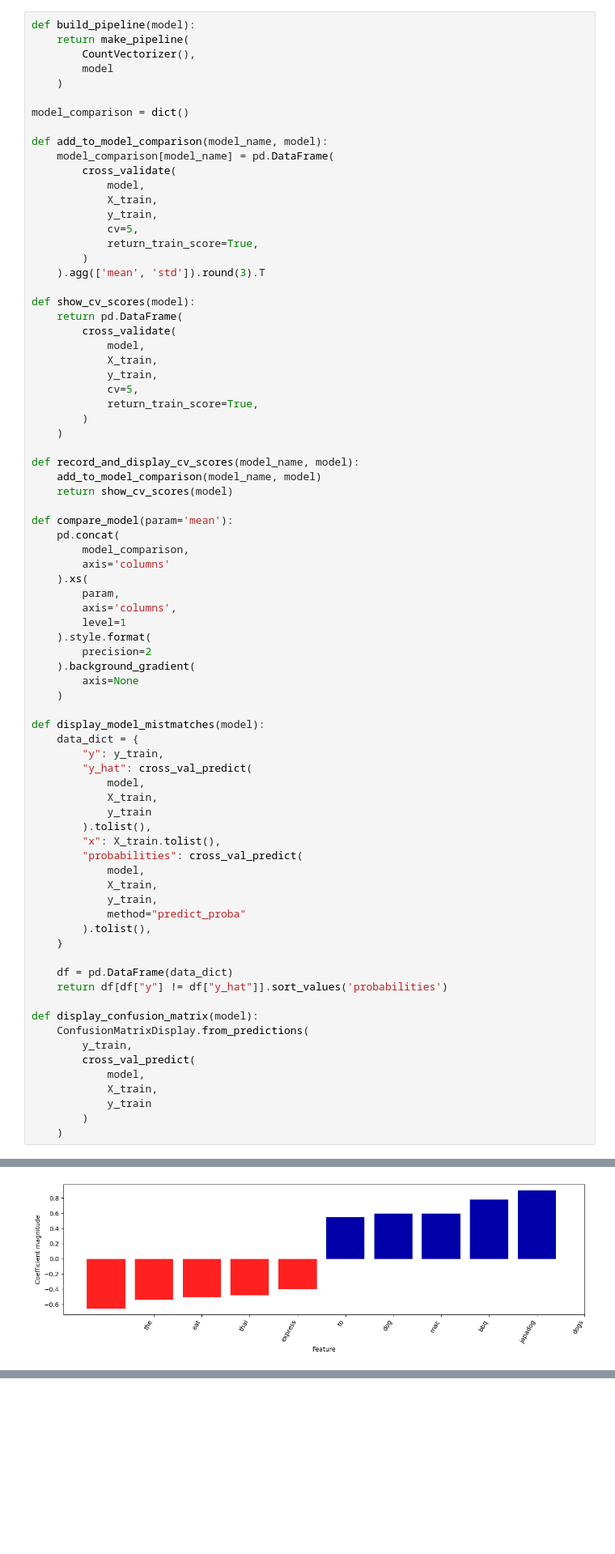
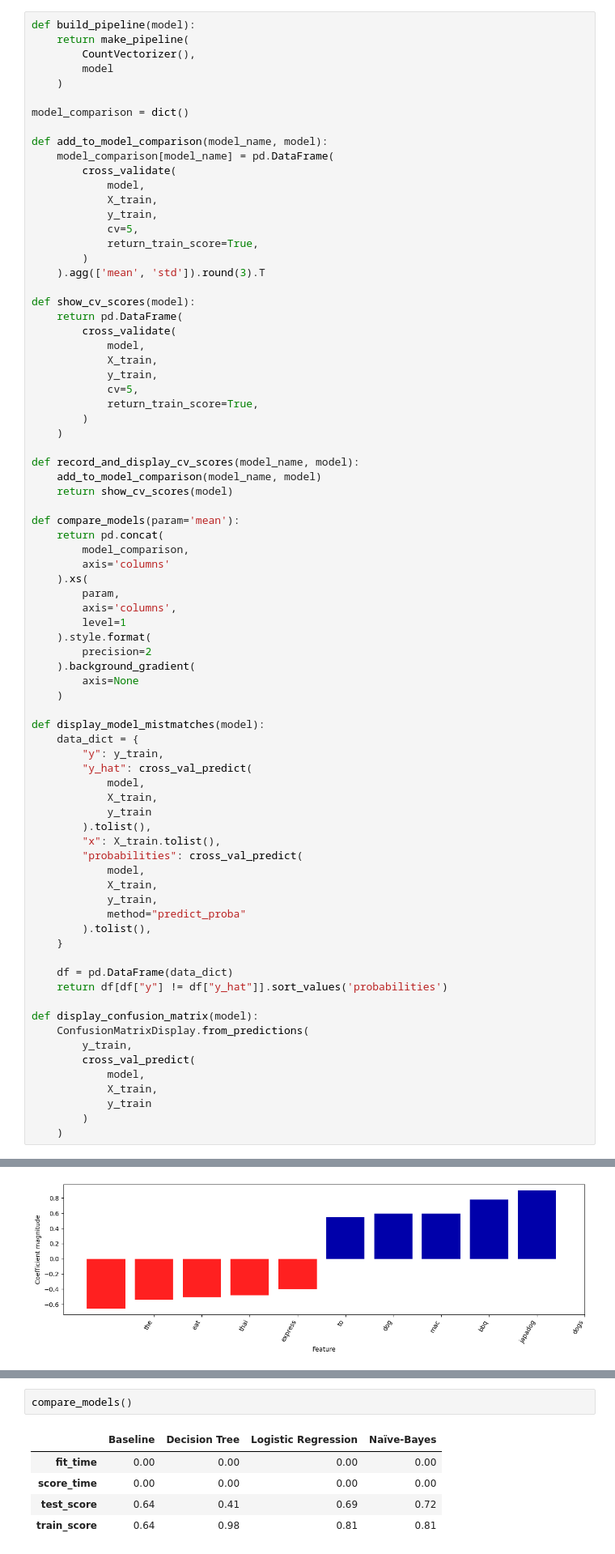
Before and after one commit to jentsang/hotdog-predictor, a Jupyter notebook: notebooks/dog_or_not.ipynb, the cells around one changed output, grey strips where cells are left out. Shown at 81% size. Drawn from its saved outputs; the diff is of its cells as text; blank space fills up the shorter version.

```diff
--- a/notebooks/dog_or_not.ipynb
+++ b/notebooks/dog_or_not.ipynb
@@ -153,8 +154,8 @@ def record_and_display_cv_scores(model_name, model):
     add_to_model_comparison(model_name, model)
     return show_cv_scores(model)
 
-def compare_model(param='mean'):
-    pd.concat(
+def compare_models(param='mean'):
+    return pd.concat(
         model_comparison,
         axis='columns'
     ).xs(
@@ -458,0 +532,8 @@ display_model_mistmatches(naive_bayes)
+# %%
+compare_models()
+# %% [output]
+|  | Baseline | Decision Tree | Logistic Regression | Naïve-Bayes |
+| fit_time | 0.00 | 0.00 | 0.00 | 0.00 |
+| score_time | 0.00 | 0.00 | 0.00 | 0.00 |
+| test_score | 0.64 | 0.41 | 0.69 | 0.72 |
+| train_score | 0.64 | 0.98 | 0.81 | 0.81 |
```
Also changed, not shown: parts of 58 cells of this notebook.
